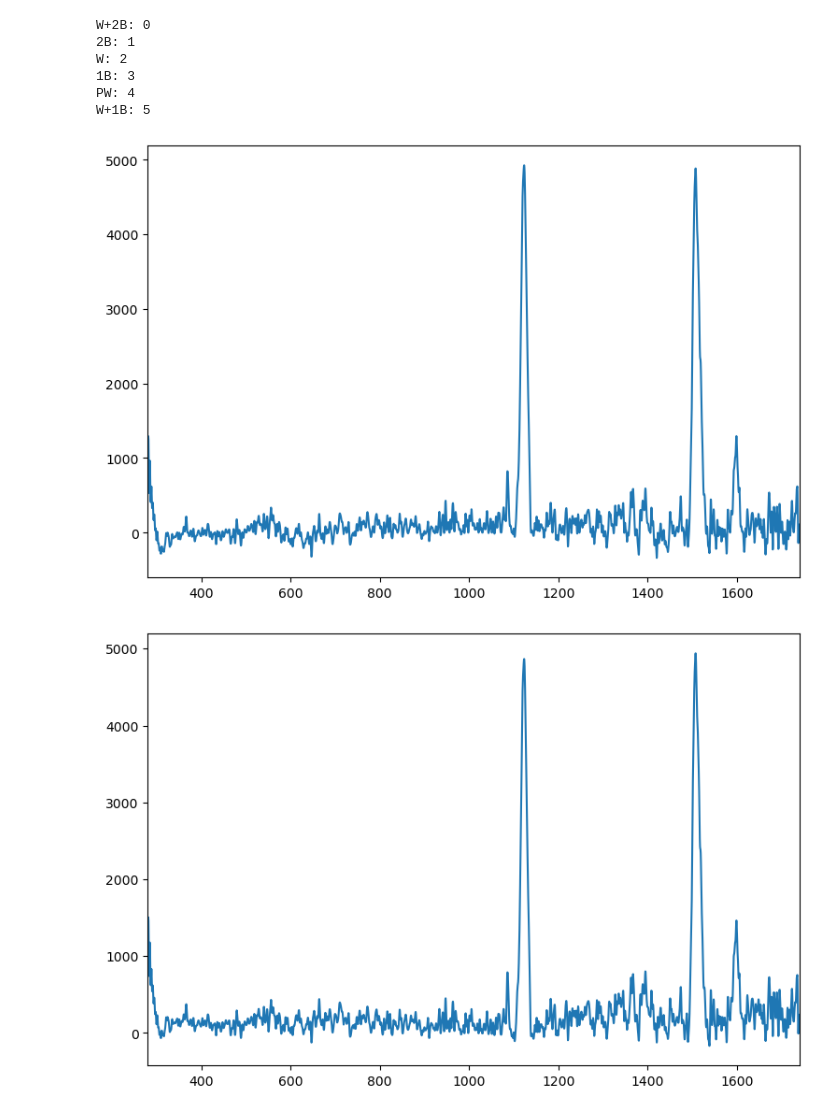
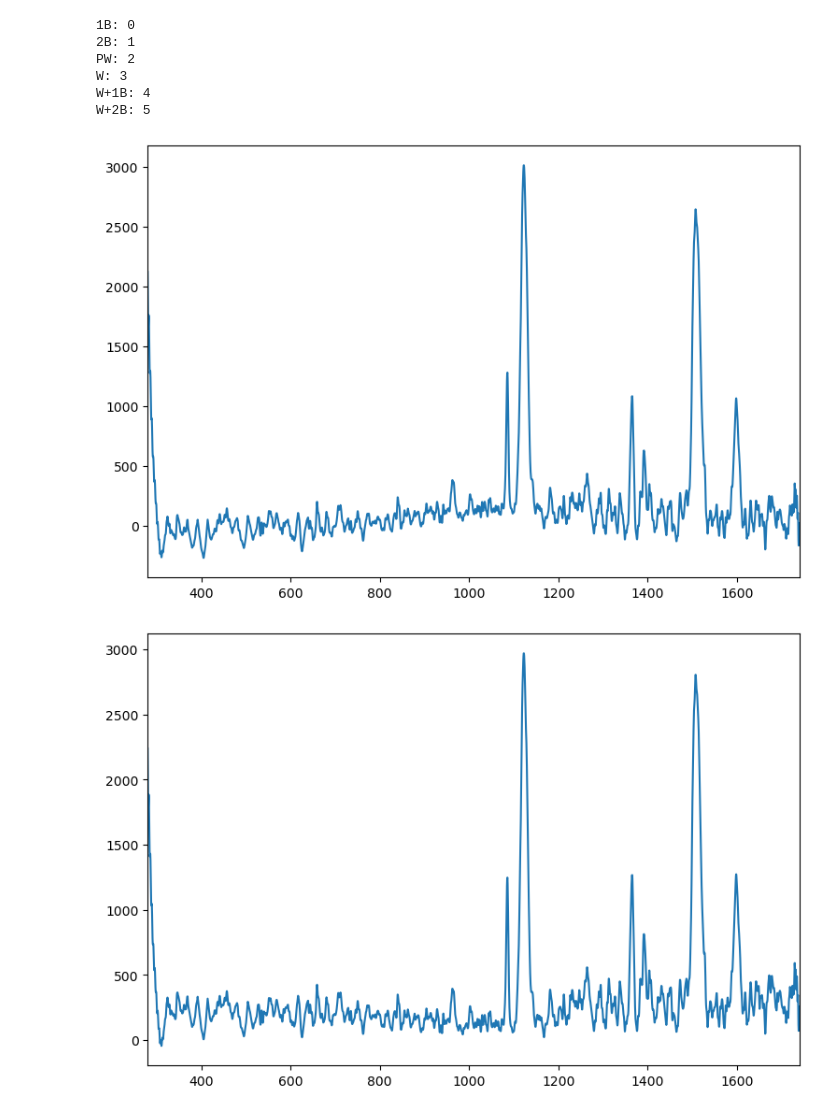
Before and after one commit to DerZ115/raman-pca, a Jupyter notebook: pca.ipynb, the cells around one changed output. Drawn from its saved outputs; the diff is of its cells as text; code cells hidden in the pictures.

```diff
--- a/pca.ipynb
+++ b/pca.ipynb
@@ -57,26 +20,35 @@ y, y_key = pd.factorize(y)
-# %%
-for i, label in enumerate(y_key):
-    print(f"{label}: {i}")
-# %% [output]
-W+2B: 0
-2B: 1
-W: 2
-1B: 3
-PW: 4
-W+1B: 5
+# %%
+data_path = "./results_qc/biofilme.csv"
+# %%
+data = load_data(data_path)
+
+X = data.drop(columns="label")
+wns = np.asarray(X.columns.astype(float))
+X = np.asarray(X)
+
+y = np.asarray(data.label)
+y, y_key = pd.factorize(y)
+
+for i, label in enumerate(y_key):
+    print(f"{label}: {i}")
+# %% [output]
+1B: 0
+2B: 1
+PW: 2
+W: 3
+W+1B: 4
+W+2B: 5
 # %%
-plt.plot(wns, X[0])
+plt.plot(wns, X.mean(axis=0))
 plt.margins(x=0)
 # %% [output]
-[figure, old version]
+[figure, new version]
 # %%
-X_orig = X.copy()
+X_bl = BaselineCorrector().fit_transform(X)
 
-X = BaselineCorrector().fit_transform(X)
-
-plt.plot(wns, X[0])
+plt.plot(wns, X_bl.mean(axis=0))
 plt.margins(x=0)
 # %% [output]
-[figure, old version]
+[figure, new version]
 # %%
 rl = RangeLimiter(lim=(300, 1700), reference=wns)
```
Also changed, not shown: parts of 9 cells of this notebook, 5 other files.
